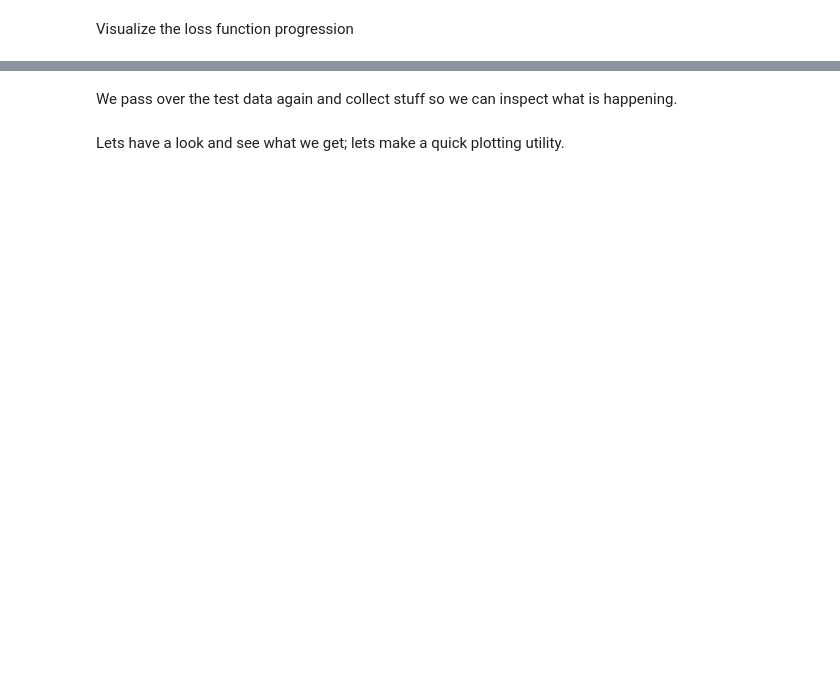
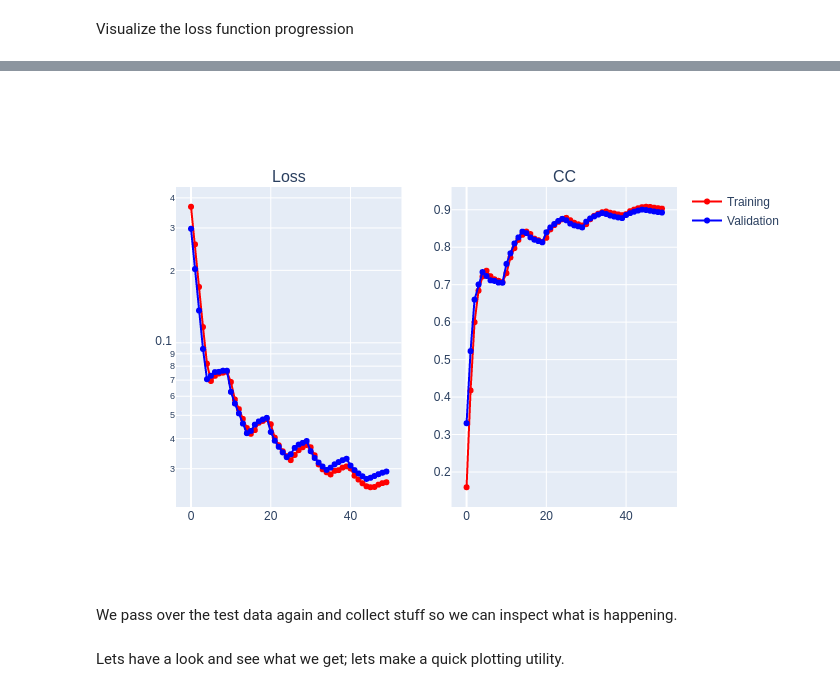
Before and after one commit to phzwart/dlsia, a Jupyter notebook: dlsia/tutorials/tutorial_AutoEncode_and_Label.ipynb, the cells around one changed output, grey strips where cells are left out. Saved outputs shown, nothing was run; the diff lists cells and outputs as text; code cells hidden in the pictures; blank space fills up the shorter version.

```diff
--- a/dlsia/tutorials/tutorial_AutoEncode_and_Label.ipynb
+++ b/dlsia/tutorials/tutorial_AutoEncode_and_Label.ipynb
@@ -185,3 +196,9 @@ plots.plot_training_results_regression(rv[1]).show()
+# %%
+tmp = plots.plot_training_results_regression(rv[1])
+tmp = tmp.to_image(format="png", scale=1.0)
+Image(tmp)
+# %% [output]
+[figure, added]
 # %% [markdown]
 We pass over the test data again and collect stuff so we can inspect what is happening.
 # %%
```
Also changed, not shown: parts of 11 cells of this notebook.
